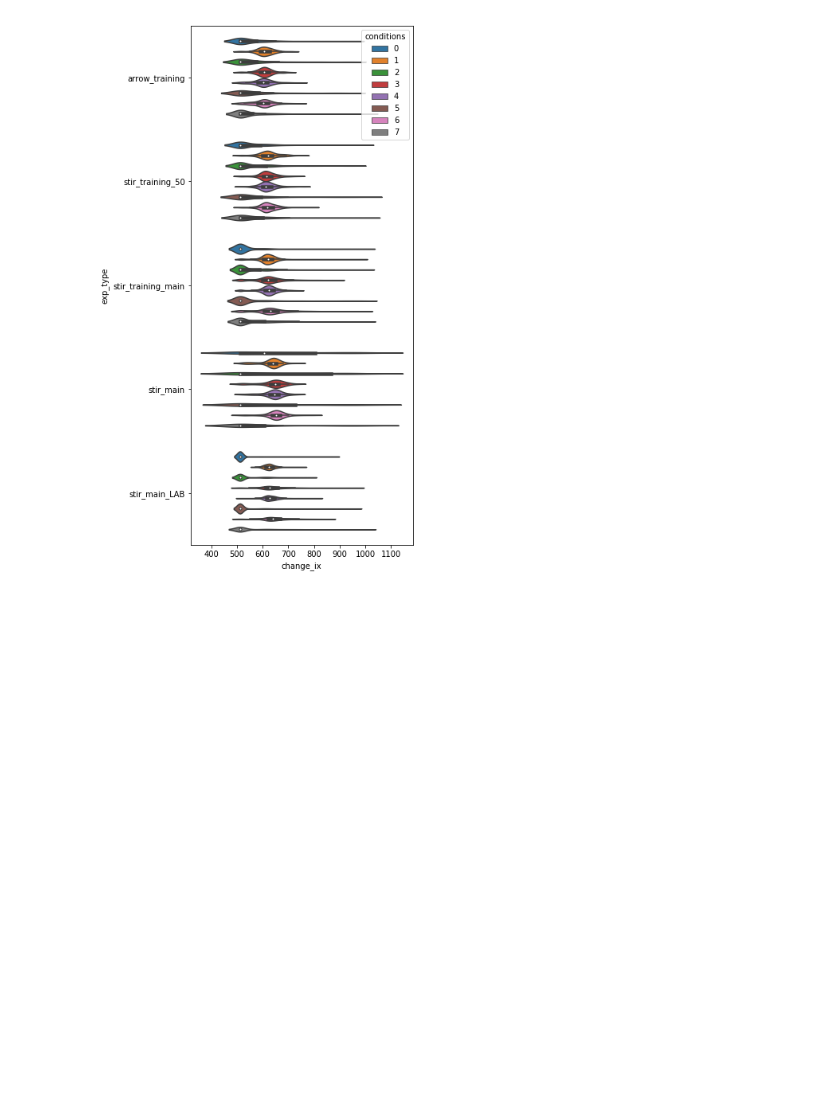
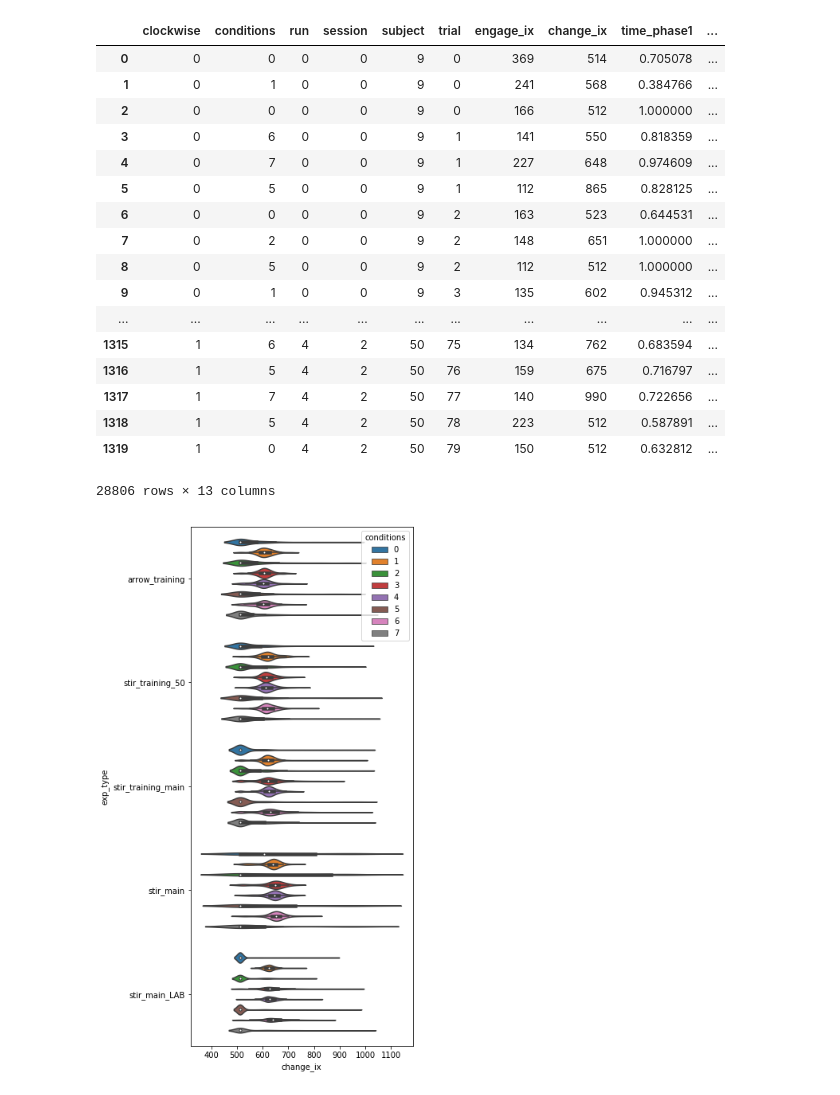
Before and after one commit to maciekszul/stirring_beh_analysis, a Jupyter notebook: analysis.ipynb, the cells around one changed output. Saved outputs shown, nothing was run; the diff lists cells and outputs as text; code cells hidden in the pictures; blank space fills up the shorter version.

```diff
--- a/analysis.ipynb
+++ b/analysis.ipynb
@@ -25,6 +25,27 @@ results = items_cont_str(all_csvs, "_results_data.csv", sort=True)
 res = [pd.read_csv(i) for i in results]
 # %%
 res_all = pd.concat(res)
+# %%
+res_all
+# %% [output]
+|  | clockwise | conditions | run | session | subject | trial | engage_ix | change_ix | time_phase1 | ... |
+| 0 | 0 | 0 | 0 | 0 | 9 | 0 | 369 | 514 | 0.705078 | ... |
+| 1 | 0 | 1 | 0 | 0 | 9 | 0 | 241 | 568 | 0.384766 | ... |
+| 2 | 0 | 0 | 0 | 0 | 9 | 0 | 166 | 512 | 1.000000 | ... |
+| 3 | 0 | 6 | 0 | 0 | 9 | 1 | 141 | 550 | 0.818359 | ... |
+| 4 | 0 | 7 | 0 | 0 | 9 | 1 | 227 | 648 | 0.974609 | ... |
+| 5 | 0 | 5 | 0 | 0 | 9 | 1 | 112 | 865 | 0.828125 | ... |
+| 6 | 0 | 0 | 0 | 0 | 9 | 2 | 163 | 523 | 0.644531 | ... |
+| 7 | 0 | 2 | 0 | 0 | 9 | 2 | 148 | 651 | 1.000000 | ... |
+| 8 | 0 | 5 | 0 | 0 | 9 | 2 | 112 | 512 | 1.000000 | ... |
+| 9 | 0 | 1 | 0 | 0 | 9 | 3 | 135 | 602 | 0.945312 | ... |
+| ... | ... | ... | ... | ... | ... | ... | ... | ... | ... | ... |
+| 1315 | 1 | 6 | 4 | 2 | 50 | 75 | 134 | 762 | 0.683594 | ... |
+| 1316 | 1 | 5 | 4 | 2 | 50 | 76 | 159 | 675 | 0.716797 | ... |
+| 1317 | 1 | 7 | 4 | 2 | 50 | 77 | 140 | 990 | 0.722656 | ... |
+| 1318 | 1 | 5 | 4 | 2 | 50 | 78 | 223 | 512 | 0.587891 | ... |
+| 1319 | 1 | 0 | 4 | 2 | 50 | 79 | 150 | 512 | 0.632812 | ... |
+28806 rows × 13 columns
 # %%
 f, ax = plt.subplots(figsize=(5, 12))
 
```
Also changed, not shown: 1 other file.
